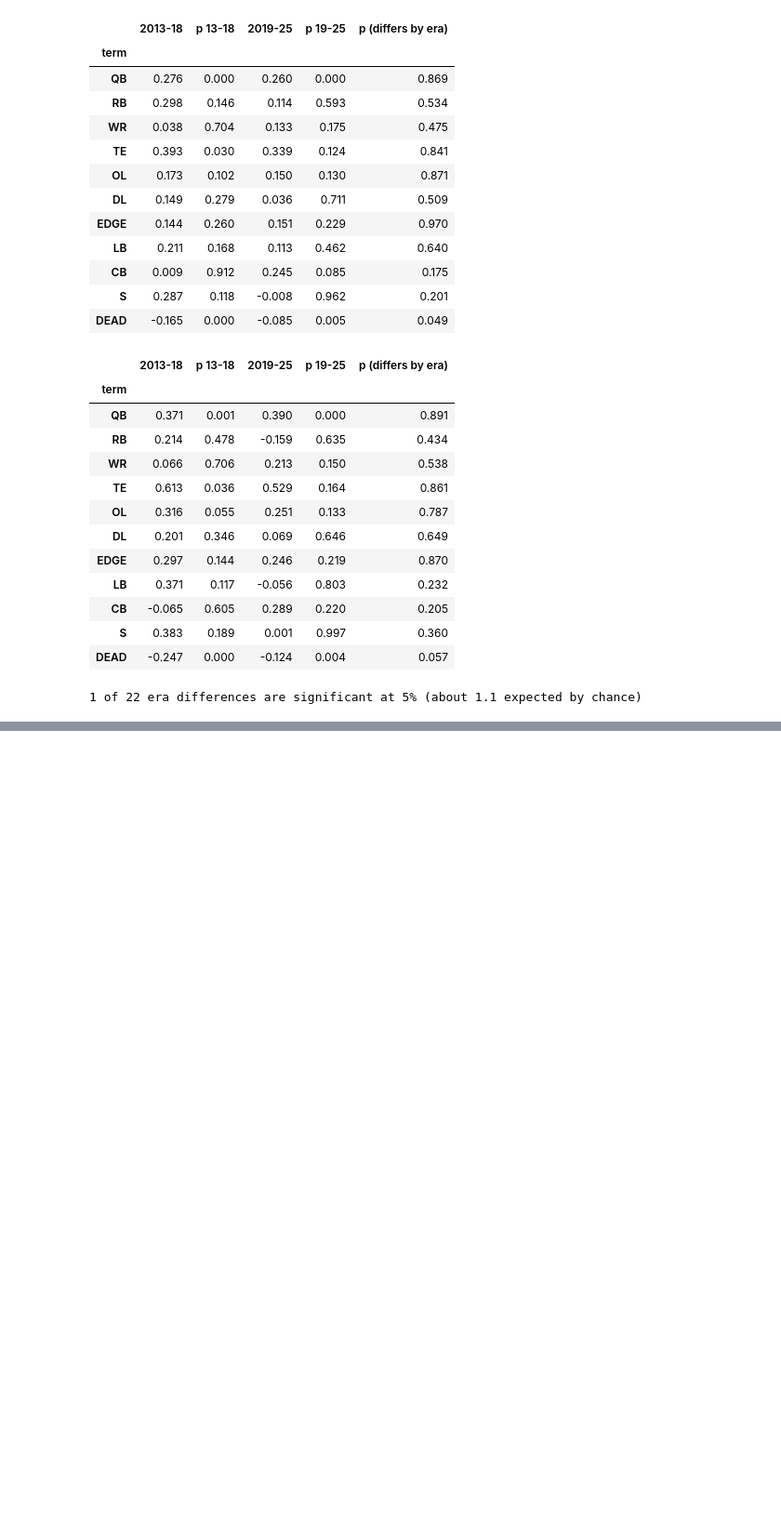
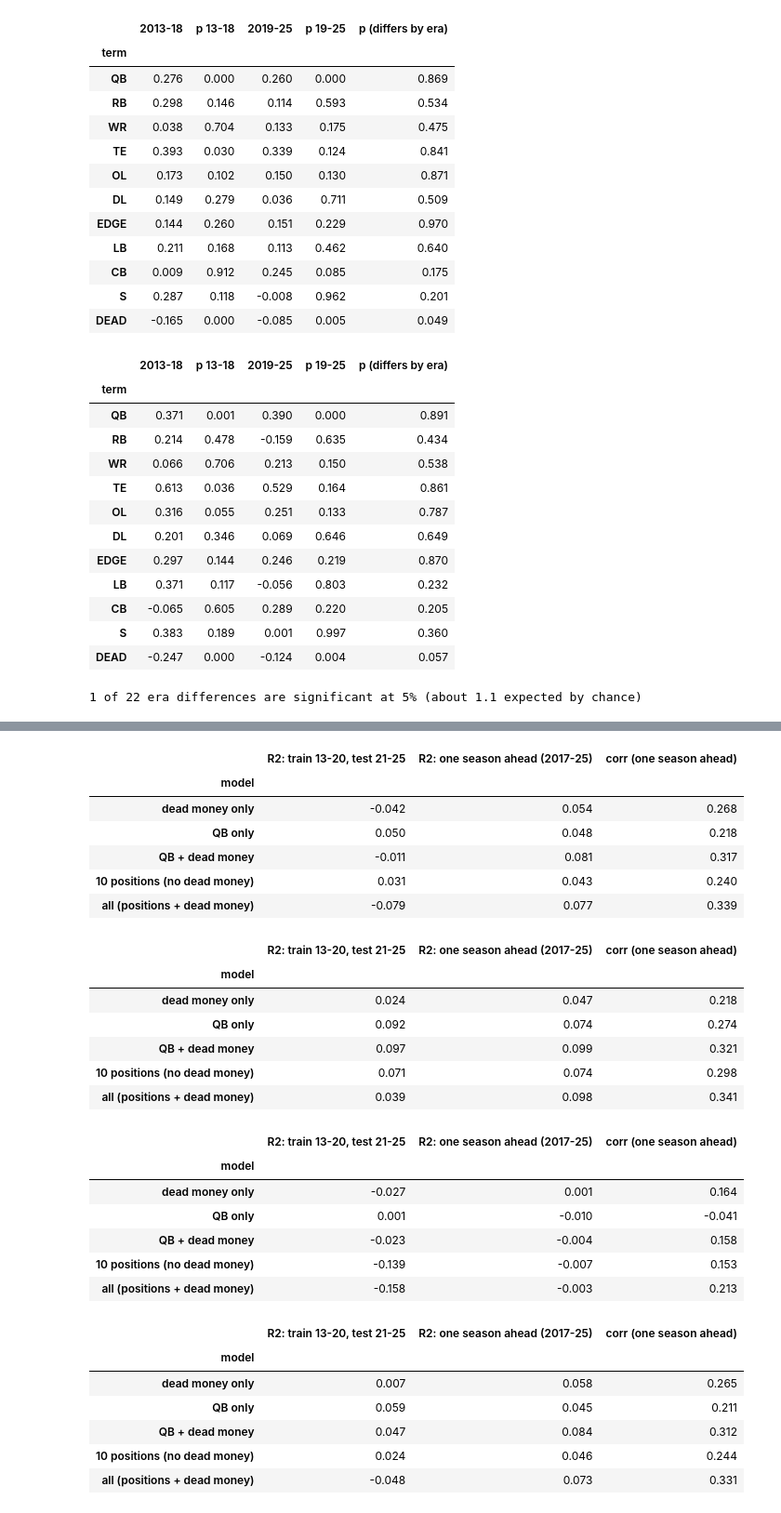
Before and after one commit to noahfighter883/nfl-position-value, a Jupyter notebook: analysis.ipynb, the cells around one changed output, grey strips where cells are left out. Shown at 93% size. Drawn from its saved outputs; the diff is of its cells as text; code cells hidden in the pictures; blank space fills up the shorter version.

```diff
--- a/analysis.ipynb
+++ b/analysis.ipynb
@@ -1468 +1563,52 @@ print(f"{n_diff} of {len(era)} era differences are significant at 5% (about {0.0
+# %%
+# How much of this is real prediction? The in-sample R-squared (about 16%) uses the same seasons that fit the model. Test on seasons the model has not seen.
+# Season effects cannot be known for a new year, so everything is compared within a season (demeaned by season), as a season fixed effect would do.
+# Out-of-sample R-squared = 1 - SSE / SST of the held-out, season-demeaned outcome: 0 = no better than predicting every team at its season average.
+def dm(df, c): return df[c] - df.groupby("season")[c].transform("mean")
+def oos(train, test, feats, y):
+    tr, te = ts[train], ts[test]
+    beta = np.linalg.lstsq(np.column_stack([dm(tr, f) for f in feats]), dm(tr, y).values, rcond=None)[0]
+    return np.column_stack([dm(te, f) for f in feats]) @ beta, dm(te, y).values
+SPECS = {"dead money only": ["DEAD_pp"], "QB only": ["QB_st"], "QB + dead money": ["QB_st", "DEAD_pp"],
+         "10 positions (no dead money)": [f"{p}_st" for p in POS] + ["ST_pct"], "all (positions + dead money)": TERMS + ["ST_pct"]}
+R2 = lambda p, t: 1 - ((t - p) ** 2).sum() / (t ** 2).sum()
+rows = []
+for lab, (y, _) in Y_T.items():
+    for nm, f in SPECS.items():
+        p, t = oos(ts.season <= 2020, ts.season >= 2021, f, y)                 # fit 2013-2020, predict 2021-2025
+        P, T = zip(*[oos(ts.season < s, ts.season == s, f, y) for s in range(2017, 2026)])   # expanding window, one season ahead
+        P, T = np.concatenate(P), np.concatenate(T)
+        rows.append({"outcome": lab, "model": nm, "R2: train 13-20, test 21-25": R2(p, t), "R2: one season ahead (2017-25)": R2(P, T), "corr (one season ahead)": np.corrcoef(P, T)[0, 1]})
+oos_tbl = pd.DataFrame(rows)
+for lab in Y_T:
+    display(oos_tbl[oos_tbl.outcome == lab].drop(columns="outcome").set_index("model").round(3))
+# %% [output]
+|  | R2: train 13-20, test 21-25 | R2: one season ahead (2017-25) | corr (one season ahead) |
+| model |  |  |  |
+| dead money only | -0.042 | 0.054 | 0.268 |
+| QB only | 0.050 | 0.048 | 0.218 |
+| QB + dead money | -0.011 | 0.081 | 0.317 |
+| 10 positions (no dead money) | 0.031 | 0.043 | 0.240 |
+| all (positions + dead money) | -0.079 | 0.077 | 0.339 |
+|  | R2: train 13-20, test 21-25 | R2: one season ahead (2017-25) | corr (one season ahead) |
+| model |  |  |  |
+| dead money only | 0.024 | 0.047 | 0.218 |
+| QB only | 0.092 | 0.074 | 0.274 |
+| QB + dead money | 0.097 | 0.099 | 0.321 |
+| 10 positions (no dead money) | 0.071 | 0.074 | 0.298 |
+| all (positions + dead money) | 0.039 | 0.098 | 0.341 |
+|  | R2: train 13-20, test 21-25 | R2: one season ahead (2017-25) | corr (one season ahead) |
+| model |  |  |  |
+| dead money only | -0.027 | 0.001 | 0.164 |
+| QB only | 0.001 | -0.010 | -0.041 |
+| QB + dead money | -0.023 | -0.004 | 0.158 |
+| 10 positions (no dead money) | -0.139 | -0.007 | 0.153 |
+| all (positions + dead money) | -0.158 | -0.003 | 0.213 |
+|  | R2: train 13-20, test 21-25 | R2: one season ahead (2017-25) | corr (one season ahead) |
+| model |  |  |  |
+| dead money only | 0.007 | 0.058 | 0.265 |
+| QB only | 0.059 | 0.045 | 0.211 |
+| QB + dead money | 0.047 | 0.084 | 0.312 |
+| 10 positions (no dead money) | 0.024 | 0.046 | 0.244 |
+| all (positions + dead money) | -0.048 | 0.073 | 0.331 |
 # %% [markdown]
```
Also changed, not shown: parts of 4 cells of this notebook, 3 other files.
